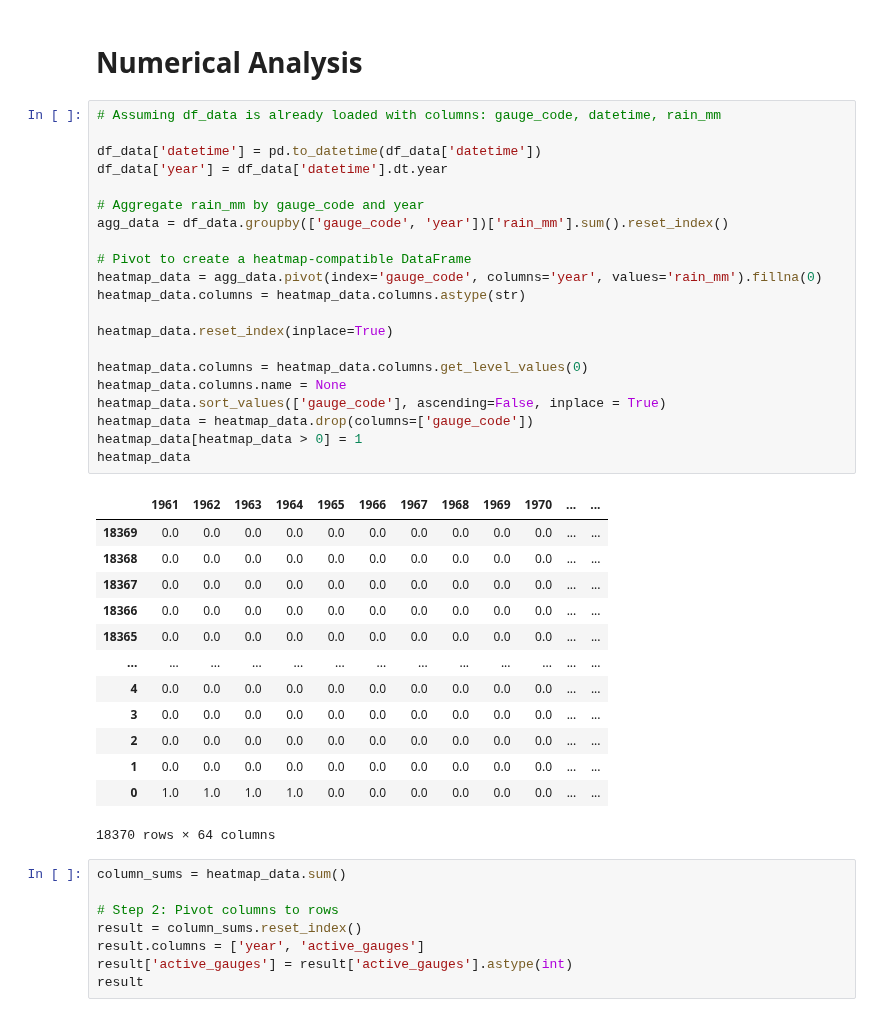
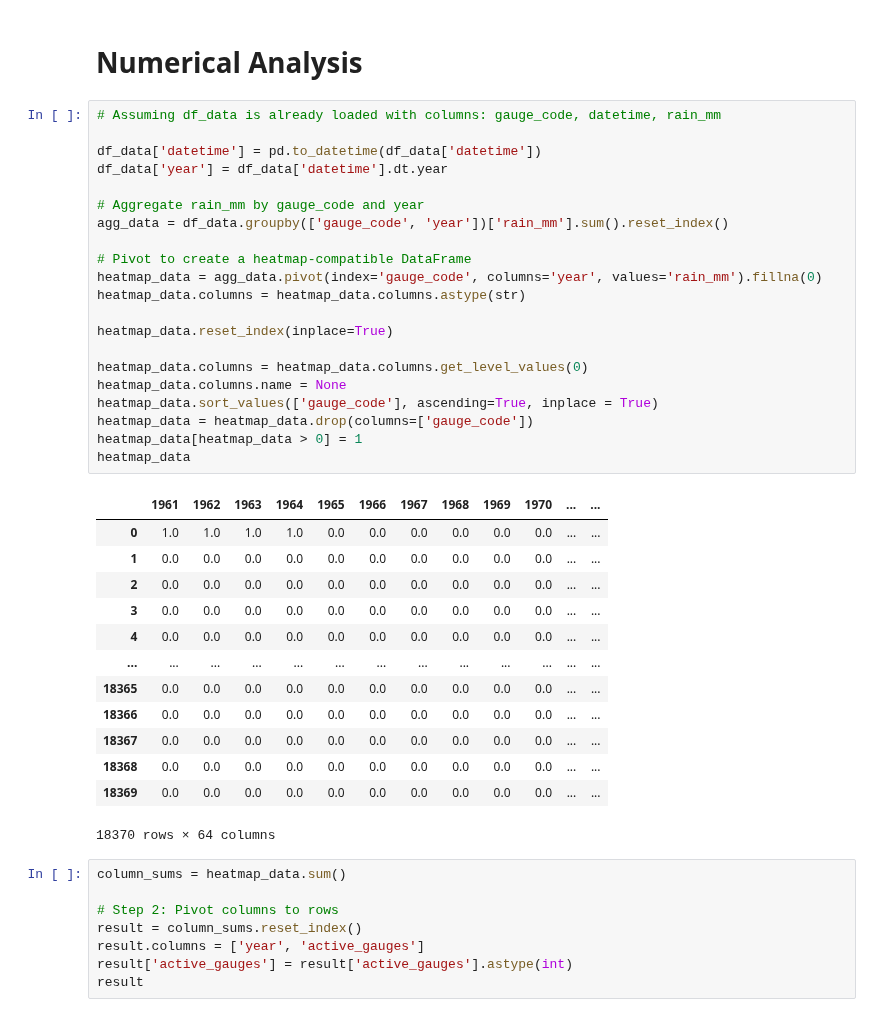
Before and after one commit to LARHENA/UFPB_Brain-D, a Jupyter notebook: Scripts e Dados/1.6 - Data summary.ipynb, the cells around one changed output. Drawn from its saved outputs; the diff is of its cells as text.

```diff
--- a/Scripts e Dados/1.6 - Data summary.ipynb
+++ b/Scripts e Dados/1.6 - Data summary.ipynb
@@ -453,37 +388,37 @@ gdf_basin
 # %%
 # Assuming df_data is already loaded with columns: gauge_code, datetime, rain_mm
 
 df_data['datetime'] = pd.to_datetime(df_data['datetime'])
 df_data['year'] = df_data['datetime'].dt.year
 
 # Aggregate rain_mm by gauge_code and year
 agg_data = df_data.groupby(['gauge_code', 'year'])['rain_mm'].sum().reset_index()
 
 # Pivot to create a heatmap-compatible DataFrame
 heatmap_data = agg_data.pivot(index='gauge_code', columns='year', values='rain_mm').fillna(0)
 heatmap_data.columns = heatmap_data.columns.astype(str)
 
 heatmap_data.reset_index(inplace=True)
 
 heatmap_data.columns = heatmap_data.columns.get_level_values(0)
 heatmap_data.columns.name = None
-heatmap_data.sort_values(['gauge_code'], ascending=False, inplace = True)
+heatmap_data.sort_values(['gauge_code'], ascending=True, inplace = True)
 heatmap_data = heatmap_data.drop(columns=['gauge_code'])
 heatmap_data[heatmap_data > 0] = 1
 heatmap_data
 # %% [output]
 |  | 1961 | 1962 | 1963 | 1964 | 1965 | 1966 | 1967 | 1968 | 1969 | 1970 | ... | ... |
+| 0 | 1.0 | 1.0 | 1.0 | 1.0 | 0.0 | 0.0 | 0.0 | 0.0 | 0.0 | 0.0 | ... | ... |
+| 1 | 0.0 | 0.0 | 0.0 | 0.0 | 0.0 | 0.0 | 0.0 | 0.0 | 0.0 | 0.0 | ... | ... |
+| 2 | 0.0 | 0.0 | 0.0 | 0.0 | 0.0 | 0.0 | 0.0 | 0.0 | 0.0 | 0.0 | ... | ... |
+| 3 | 0.0 | 0.0 | 0.0 | 0.0 | 0.0 | 0.0 | 0.0 | 0.0 | 0.0 | 0.0 | ... | ... |
+| 4 | 0.0 | 0.0 | 0.0 | 0.0 | 0.0 | 0.0 | 0.0 | 0.0 | 0.0 | 0.0 | ... | ... |
+| ... | ... | ... | ... | ... | ... | ... | ... | ... | ... | ... | ... | ... |
+| 18365 | 0.0 | 0.0 | 0.0 | 0.0 | 0.0 | 0.0 | 0.0 | 0.0 | 0.0 | 0.0 | ... | ... |
+| 18366 | 0.0 | 0.0 | 0.0 | 0.0 | 0.0 | 0.0 | 0.0 | 0.0 | 0.0 | 0.0 | ... | ... |
+| 18367 | 0.0 | 0.0 | 0.0 | 0.0 | 0.0 | 0.0 | 0.0 | 0.0 | 0.0 | 0.0 | ... | ... |
+| 18368 | 0.0 | 0.0 | 0.0 | 0.0 | 0.0 | 0.0 | 0.0 | 0.0 | 0.0 | 0.0 | ... | ... |
 | 18369 | 0.0 | 0.0 | 0.0 | 0.0 | 0.0 | 0.0 | 0.0 | 0.0 | 0.0 | 0.0 | ... | ... |
-| 18368 | 0.0 | 0.0 | 0.0 | 0.0 | 0.0 | 0.0 | 0.0 | 0.0 | 0.0 | 0.0 | ... | ... |
-| 18367 | 0.0 | 0.0 | 0.0 | 0.0 | 0.0 | 0.0 | 0.0 | 0.0 | 0.0 | 0.0 | ... | ... |
-| 18366 | 0.0 | 0.0 | 0.0 | 0.0 | 0.0 | 0.0 | 0.0 | 0.0 | 0.0 | 0.0 | ... | ... |
-| 18365 | 0.0 | 0.0 | 0.0 | 0.0 | 0.0 | 0.0 | 0.0 | 0.0 | 0.0 | 0.0 | ... | ... |
-| ... | ... | ... | ... | ... | ... | ... | ... | ... | ... | ... | ... | ... |
-| 4 | 0.0 | 0.0 | 0.0 | 0.0 | 0.0 | 0.0 | 0.0 | 0.0 | 0.0 | 0.0 | ... | ... |
-| 3 | 0.0 | 0.0 | 0.0 | 0.0 | 0.0 | 0.0 | 0.0 | 0.0 | 0.0 | 0.0 | ... | ... |
-| 2 | 0.0 | 0.0 | 0.0 | 0.0 | 0.0 | 0.0 | 0.0 | 0.0 | 0.0 | 0.0 | ... | ... |
-| 1 | 0.0 | 0.0 | 0.0 | 0.0 | 0.0 | 0.0 | 0.0 | 0.0 | 0.0 | 0.0 | ... | ... |
-| 0 | 1.0 | 1.0 | 1.0 | 1.0 | 0.0 | 0.0 | 0.0 | 0.0 | 0.0 | 0.0 | ... | ... |
 18370 rows × 64 columns
 # %%
 column_sums = heatmap_data.sum()
```
Also changed, not shown: parts of 37 cells of this notebook.
